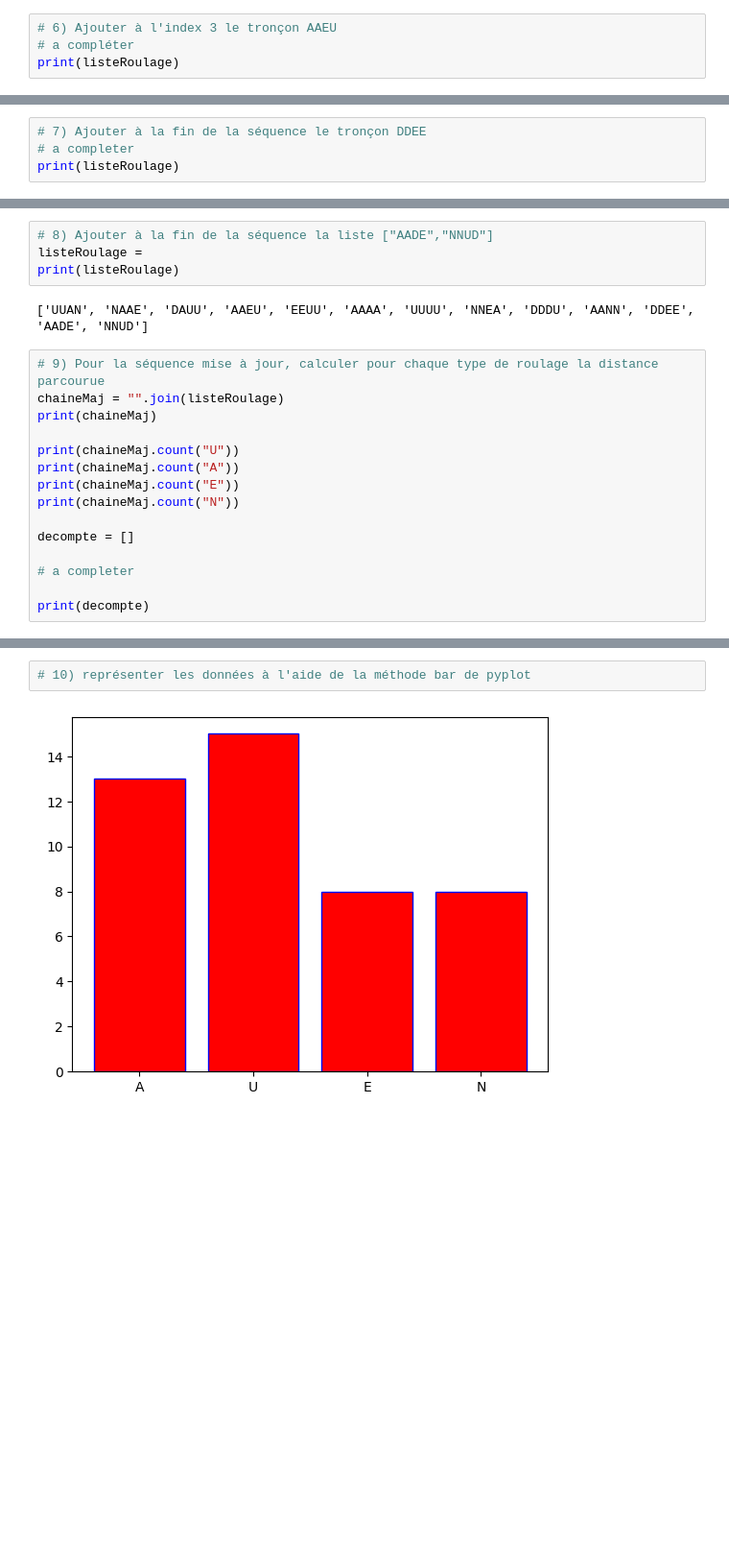
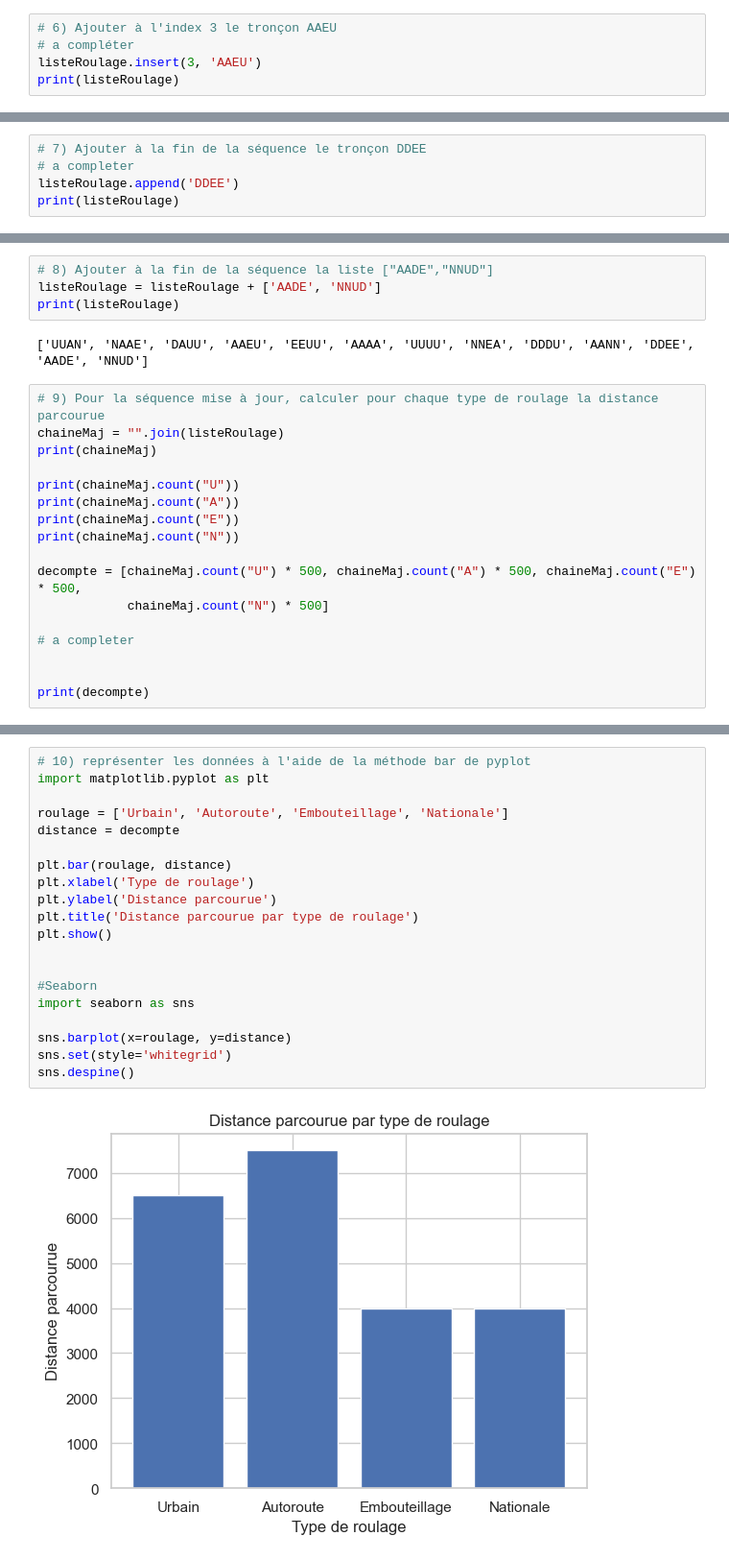
Before and after one commit to HugoDemont62/django-course, a Jupyter notebook: 04 Les Listes/Exercices.ipynb, the cells around one changed output, grey strips where cells are left out. Shown: that part at 96% size. Drawn from its saved outputs; the diff is of its cells as text; blank space fills up the shorter version.

```diff
--- a/04 Les Listes/Exercices.ipynb
+++ b/04 Les Listes/Exercices.ipynb
@@ -113,18 +117,20 @@ AANN
 # %%
 # 6) Ajouter à l'index 3 le tronçon AAEU
 # a compléter
+listeRoulage.insert(3, 'AAEU')
 print(listeRoulage)
 # %% [output]
 ['UUAN', 'NAAE', 'DAUU', 'AAEU', 'EEUU', 'AAAA', 'UUUU', 'NNEA', 'DDDU', 'AANN']
 # %%
 # 7) Ajouter à la fin de la séquence le tronçon DDEE
 # a completer
+listeRoulage.append('DDEE')
 print(listeRoulage)
 # %% [output]
 ['UUAN', 'NAAE', 'DAUU', 'AAEU', 'EEUU', 'AAAA', 'UUUU', 'NNEA', 'DDDU', 'AANN', 'DDEE']
 # %%
 # 8) Ajouter à la fin de la séquence la liste ["AADE","NNUD"]
-listeRoulage =
+listeRoulage = listeRoulage + ['AADE', 'NNUD']
 print(listeRoulage)
 # %% [output]
 ['UUAN', 'NAAE', 'DAUU', 'AAEU', 'EEUU', 'AAAA', 'UUUU', 'NNEA', 'DDDU', 'AANN', 'DDEE', 'AADE', 'NNUD']
@@ -138,10 +144,12 @@ print(chaineMaj.count("A"))
 print(chaineMaj.count("E"))
 print(chaineMaj.count("N"))
 
-decompte = []
+decompte = [chaineMaj.count("U") * 500, chaineMaj.count("A") * 500, chaineMaj.count("E") * 500,
+            chaineMaj.count("N") * 500]
 
 # a completer
 
+
 print(decompte)
 # %% [output]
 UUANNAAEDAUUAAEUEEUUAAAAUUUUNNEADDDUAANNDDEEAADENNUD
@@ -153,4 +161,22 @@ UUANNAAEDAUUAAEUEEUUAAAAUUUUNNEADDDUAANNDDEEAADENNUD
 # %%
 # 10) représenter les données à l'aide de la méthode bar de pyplot
+import matplotlib.pyplot as plt
+
+roulage = ['Urbain', 'Autoroute', 'Embouteillage', 'Nationale']
+distance = decompte
+
+plt.bar(roulage, distance)
+plt.xlabel('Type de roulage')
+plt.ylabel('Distance parcourue')
+plt.title('Distance parcourue par type de roulage')
+plt.show()
+
+
+#Seaborn
+import seaborn as sns
+
+sns.barplot(x=roulage, y=distance)
+sns.set(style='whitegrid')
+sns.despine()
 # %% [output]
-[figure, old version]
+[figure, new version]
```
Also changed, not shown: parts of 15 cells of this notebook, 7 other files.
